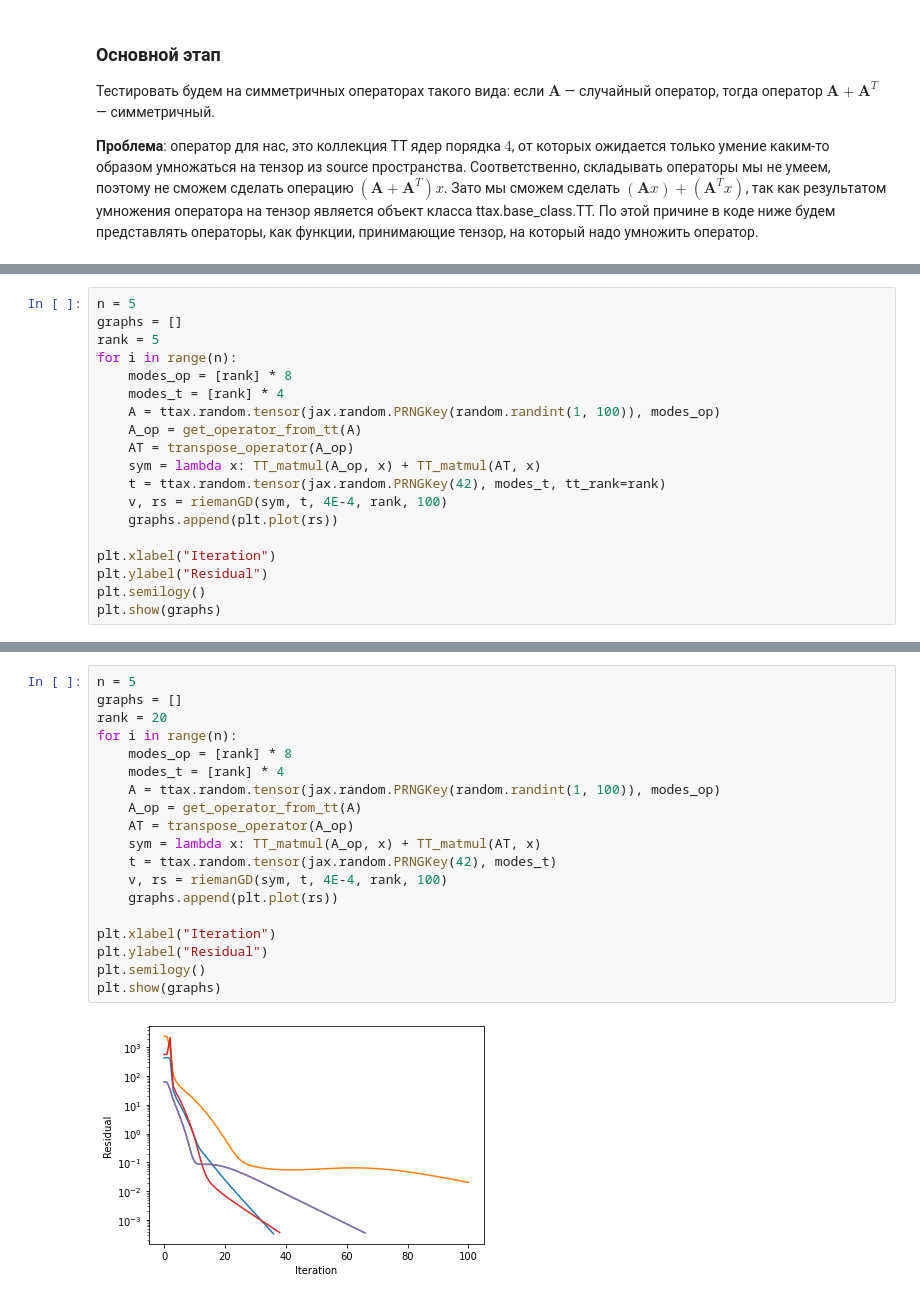
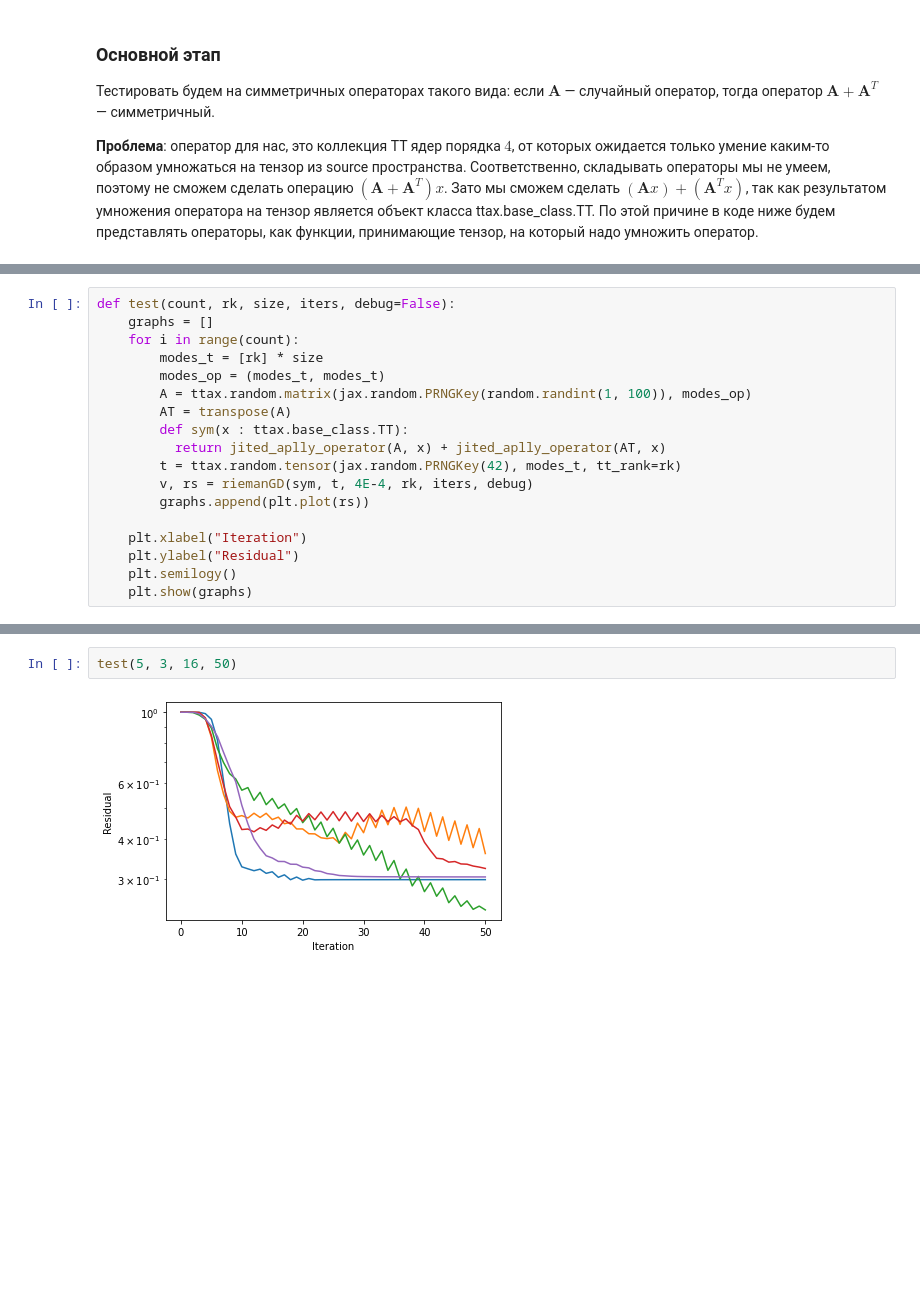
Before and after one commit to johanDDC/RiemannianOptimizationTT, a Jupyter notebook: partial_evp/main.ipynb, the cells around one changed output, grey strips where cells are left out. Saved outputs shown, nothing was run; the diff lists cells and outputs as text; blank space fills up the shorter version.

```diff
--- a/partial_evp/main.ipynb
+++ b/partial_evp/main.ipynb
@@ -159,19 +135,18 @@ print(make_rayleigh(lambda x: TT_matmul(get_operator_from_tt(eye), x))(v))
 # %%
-n = 5
-graphs = []
-rank = 5
-for i in range(n):
-    modes_op = [rank] * 8
-    modes_t = [rank] * 4
-    A = ttax.random.tensor(jax.random.PRNGKey(random.randint(1, 100)), modes_op)
-    A_op = get_operator_from_tt(A)
-    AT = transpose_operator(A_op)
-    sym = lambda x: TT_matmul(A_op, x) + TT_matmul(AT, x)
-    t = ttax.random.tensor(jax.random.PRNGKey(42), modes_t, tt_rank=rank)
-    v, rs = riemanGD(sym, t, 4E-4, rank, 100)
-    graphs.append(plt.plot(rs))
+def test(count, rk, size, iters, debug=False):
+    graphs = []
+    for i in range(count):
+        modes_t = [rk] * size
+        modes_op = (modes_t, modes_t)
+        A = ttax.random.matrix(jax.random.PRNGKey(random.randint(1, 100)), modes_op)
+        AT = transpose(A)
+        def sym(x : ttax.base_class.TT):
+          return jited_aplly_operator(A, x) + jited_aplly_operator(AT, x)
+        t = ttax.random.tensor(jax.random.PRNGKey(42), modes_t, tt_rank=rk)
+        v, rs = riemanGD(sym, t, 4E-4, rk, iters, debug)
+        graphs.append(plt.plot(rs))
 
-plt.xlabel("Iteration")
-plt.ylabel("Residual")
-plt.semilogy()
-plt.show(graphs)
+    plt.xlabel("Iteration")
+    plt.ylabel("Residual")
+    plt.semilogy()
+    plt.show(graphs)
@@ -201,21 +153,4 @@ plt.show(graphs)
-# %%
-n = 5
-graphs = []
-rank = 20
-for i in range(n):
-    modes_op = [rank] * 8
-    modes_t = [rank] * 4
-    A = ttax.random.tensor(jax.random.PRNGKey(random.randint(1, 100)), modes_op)
-    A_op = get_operator_from_tt(A)
-    AT = transpose_operator(A_op)
-    sym = lambda x: TT_matmul(A_op, x) + TT_matmul(AT, x)
-    t = ttax.random.tensor(jax.random.PRNGKey(42), modes_t)
-    v, rs = riemanGD(sym, t, 4E-4, rank, 100)
-    graphs.append(plt.plot(rs))
-
-plt.xlabel("Iteration")
-plt.ylabel("Residual")
-plt.semilogy()
-plt.show(graphs)
-# %% [output]
-[figure, removed]
+# %%
+test(5, 3, 16, 50)
+# %% [output]
+[figure, added]
```
Also changed, not shown: parts of 13 cells of this notebook.
